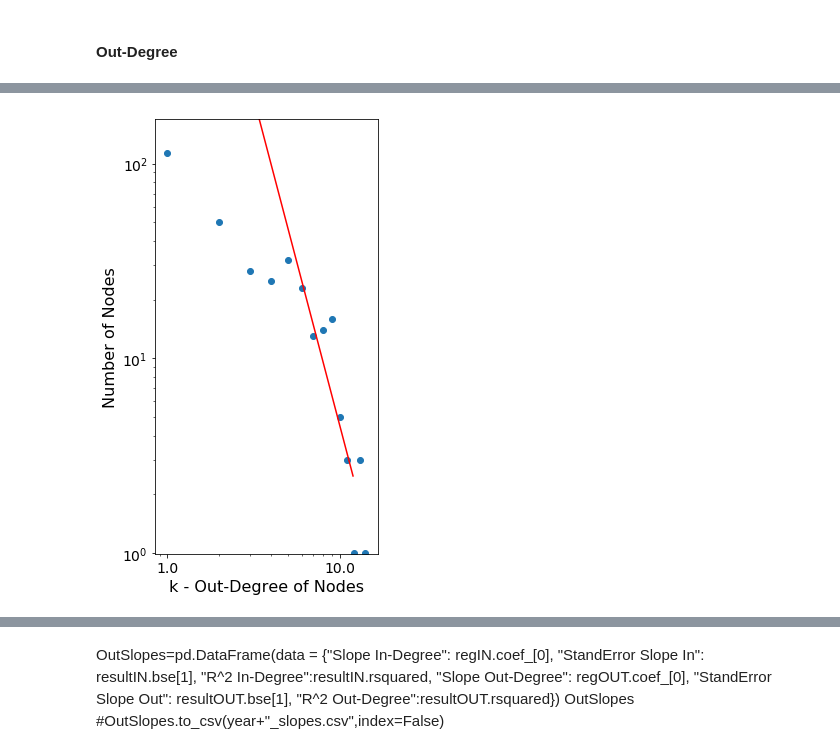
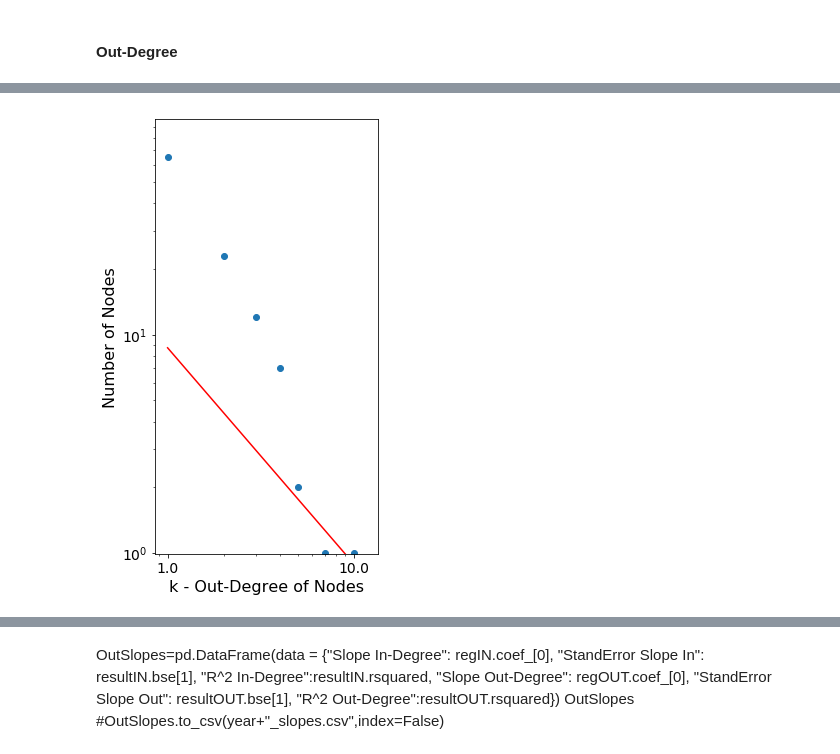
Before and after one commit to TobiasW1891/Networks, a Jupyter notebook: Ligen General Distribution.ipynb, the cells around one changed output, grey strips where cells are left out. Drawn from its saved outputs; the diff is of its cells as text; code cells hidden in the pictures.

```diff
--- a/Ligen General Distribution.ipynb
+++ b/Ligen General Distribution.ipynb
@@ -27,7 +27,7 @@ import statsmodels.api as sm
 # https://github.com/MridulS/pydata-networkx
 # https://datapane.com/u/khuyentran1401/reports/63OQaRk/pyvis-visualize-interactive-network-graphs-in-python/
 # %%
-year = "2007"
+year = "1992"
 # %%
 BuLi = pd.read_csv(r"DataFootball/"+year+"_german_bundesliga_1.csv")
 PL = pd.read_csv(r"DataFootball/"+year+"_english_premier_league.csv")
@@ -94,7 +94,10 @@ old = ["Leicester", "SC Paderborn", "Real Betis", "Sassuolo", "Liverpool", "Watf
       "Stade Rennais FC", "Athletic", "1.FC K'lautern", "Preston", "Spurs", "Bor. Dortmund", '1. FC Kaiserslautern',
       'Anzhi', 'Bay. Leverkusen', 'Birmingham',  'Blackburn', 'Brescia', "Bor. M'gladbach", 'Burnley', 'Krasnodar',
       'Loko Moscow','Parma', 'Preston NE','Scunthorpe Utd.','Sheffield Utd.','Sunderland','TSG Hoffenheim',
-       'Tottenham Hotspur','West Bromwich Albion','Wigan Athletic','Wolves', "Southampton"]
+       'Tottenham Hotspur','West Bromwich Albion','Wigan Athletic','Wolves', "Southampton", "Alavés",
+      "FC Penafiel", "Luton Town", "Academica Coimbra", "Plymouth Argyle", "CD Nacional", "Fulham FC",
+      'AC Fiorentina','Atalanta', "Sparta R.", "Vitesse Arnhem", 'Udinese',
+       "Padova" ,'FC Internazionale', 'Milan', "Genoa 1893", "Piacenza FC"]
 # %%
 new = ["Leicester City", "SC Paderborn 07", "Real Betis Balompié", "US Sassuolo", "Liverpool FC", "Watford FC",
       "QPR", "Brighton", "Man Utd", "Inter Milan", "Sampdoria", "Genoa CFC", "Juventus", "SC Braga",
@@ -111,7 +114,9 @@ new = ["Leicester City", "SC Paderborn 07", "Real Betis Balompié", "US Sassuolo
       "Borussia Dortmund", '1.FC Kaiserslautern','Anzhi Makhachkala','Bayer 04 Leverkusen','Birmingham City','Blackburn Rovers',
       'Brescia Calcio', 'Borussia Mönchengladbach', 'Burnley FC','Kuban Krasnodar','Lokomotiv Moscow','Parma FC','Preston North End',
       'Scunthorpe United','Sheffield United','Sunderland AFC','TSG 1899 Hoffenheim','Tottenham Hotspurs','West Brom',
-      'Wigan','Wolverhampton Wanderers', "Southampton FC"]
+      'Wigan','Wolverhampton Wanderers', "Southampton FC", "Deportivo Alavés", "Penafiel", "Luton", "Coimbra",
+      "Plymouth", "Nacional", "Fulham",'Fiorentina','Atalanta BC', "Sparta Rotterdam", "Vitesse", 'Udinese Calcio',
+      "Calcio Padova",'Inter Milan', 'Milan AC', "Genoa CFC", "Piacenza"]
 # %%
 for i in range(len(new)):
     DF = Change(DF, old[i], new[i])
@@ -893,32 +940,32 @@ for i in range(max(outdegrees)+1):
 # %%
-x = np.arange(1,max(outdegrees)+1)
-y = outdegrees_dist[1:]
+xout = np.arange(1,max(outdegrees)+1)
+yout = outdegrees_dist[1:]
 
 
-Logical = (y!=0)*(x>4) # else the linear regression has to deal with - infinity
+Logical = (yout!=0)*(xout>4) # else the linear regression has to deal with - infinity
                         # also x>4: Tail of distribution
 
-regOUT = LinearRegression().fit(np.log(x[Logical]).reshape(-1, 1),
-                               np.log(y[Logical]).reshape(-1, 1))
+regOUT = LinearRegression().fit(np.log(xout[Logical]).reshape(-1, 1),
+                               np.log(yout[Logical]).reshape(-1, 1))
 # %%
 plt.figure(figsize=(4,8))
 plt.xscale('log')
 plt.yscale('log')
-plt.scatter(x, y)
-plt.ylim(0.99, 1.5*max(y))
+plt.scatter(xout, yout)
+plt.ylim(0.99, 1.5*max(yout))
 #plt.plot(np.exp(np.arange(0,3,0.01)),
  #       np.exp(reg.predict(np.arange(0,3,0.01).reshape(-1, 1))), color="red")
 plt.plot(xrange,np.exp(regOUT.predict(np.log(xrange.reshape(-1, 1)))), "red" )
 ax = plt.gca()
 ax.xaxis.set_major_formatter(ScalarFormatter())
 plt.xlabel("k - Out-Degree of Nodes", fontsize = 16)
 plt.ylabel("Number of Nodes", fontsize = 16)
 plt.xticks(fontsize=14, rotation=0)
 plt.yticks(fontsize=14, rotation=0)
 plt.savefig(year+"_OutNodeDistrPlot",bbox_inches='tight')
 plt.show()
 # %% [output]
-[figure, old version]
+[figure, new version]
 # %%
 regOUT.coef_[0][0]
 # %% [output]
```
Also changed, not shown: parts of 60 cells of this notebook, 1 other file.
